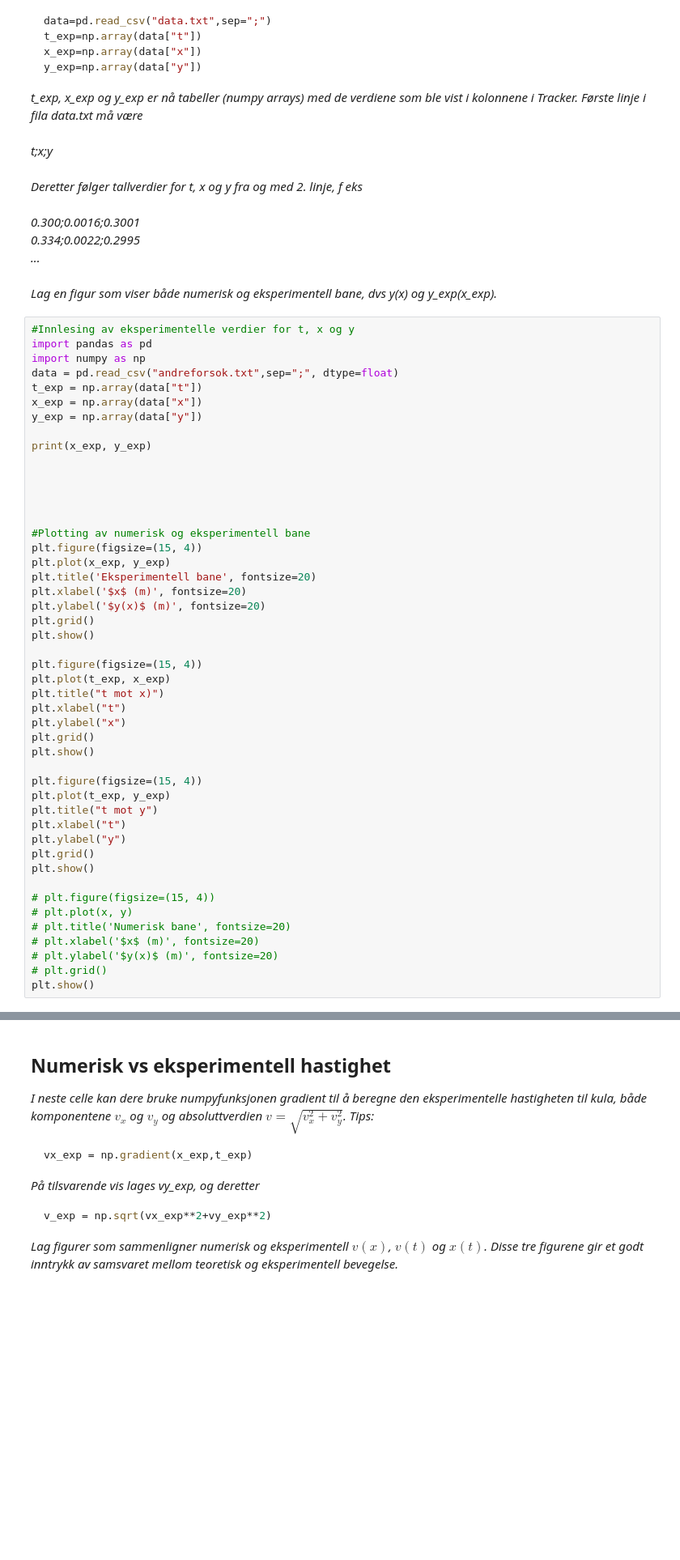
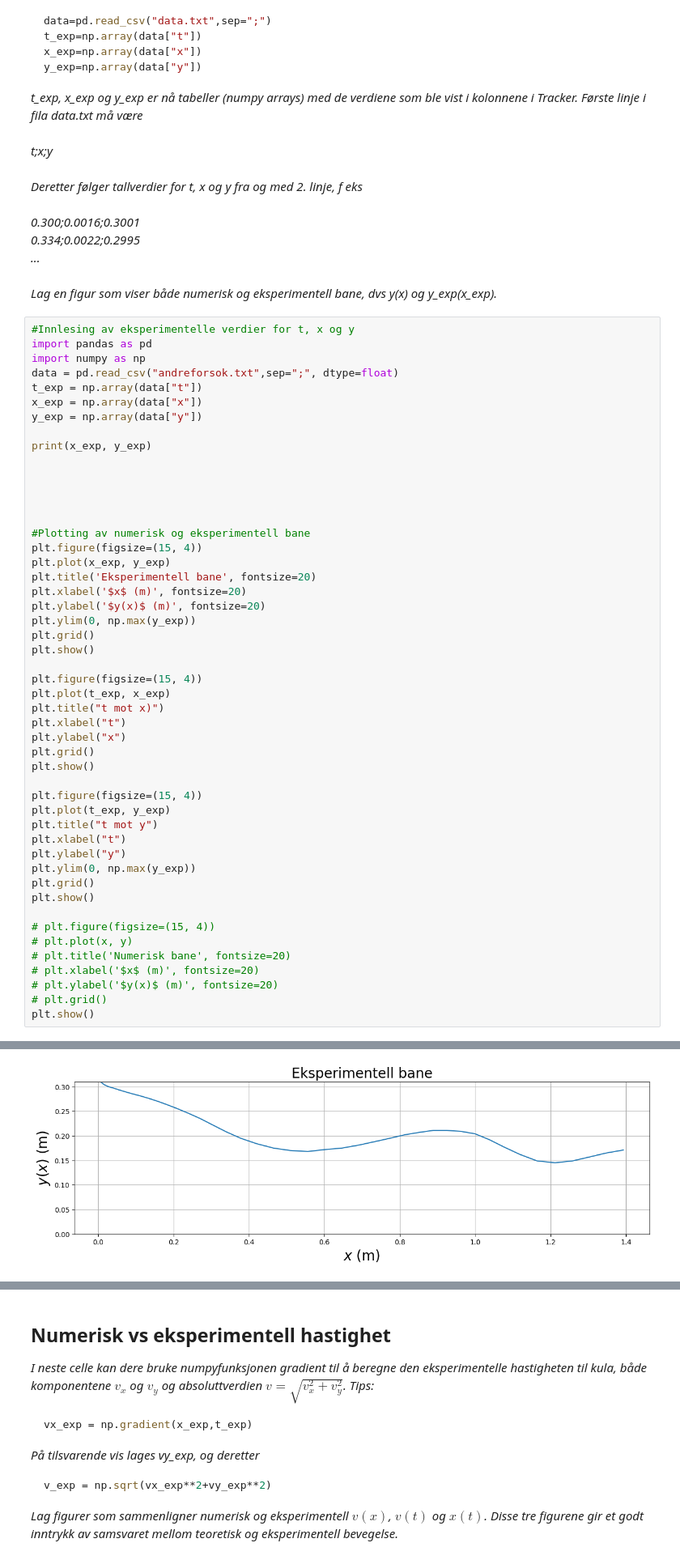
Before and after one commit to AndreasVJ/TFY4115, a Jupyter notebook: mal_V24/mal_V24.ipynb, the cells around one changed output, grey strips where cells are left out. Shown at 81% size. Cells and saved outputs as stored; diff of their text form; blank space fills up the shorter version.

Commit message:
add plots lab 2

```diff
--- a/mal_V24/mal_V24.ipynb
+++ b/mal_V24/mal_V24.ipynb
@@ -290,6 +290,7 @@ plt.plot(x_exp, y_exp)
 plt.title('Eksperimentell bane', fontsize=20)
 plt.xlabel('$x$ (m)', fontsize=20)
 plt.ylabel('$y(x)$ (m)', fontsize=20)
+plt.ylim(0, np.max(y_exp))
 plt.grid()
 plt.show()
 
@@ -306,6 +307,7 @@ plt.plot(t_exp, y_exp)
 plt.title("t mot y")
 plt.xlabel("t")
 plt.ylabel("y")
+plt.ylim(0, np.max(y_exp))
 plt.grid()
 plt.show()
 
@@ -320,0 +331 @@ ValueError: could not convert string to float: '6.085e−3'
+[figure, added]
```
Also changed, not shown: parts of 1 cell of this notebook.
